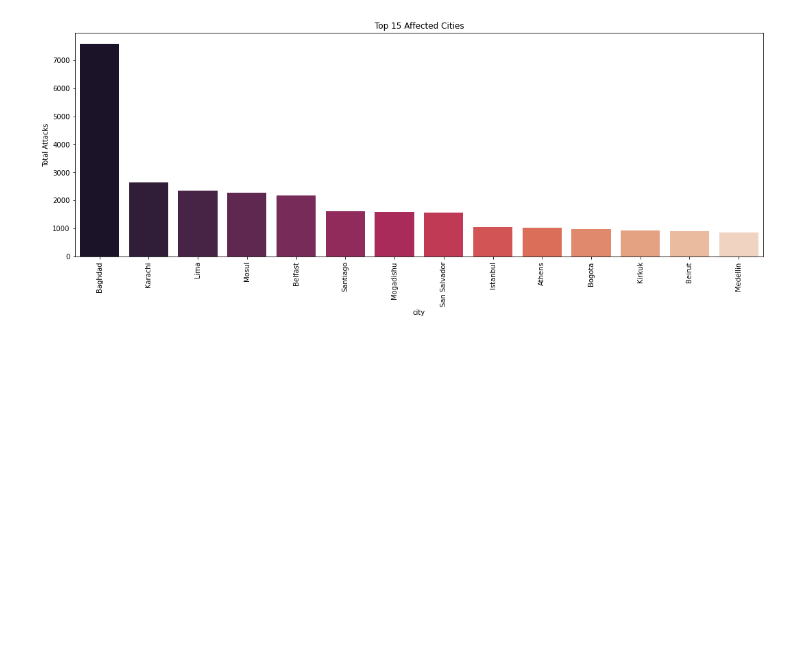
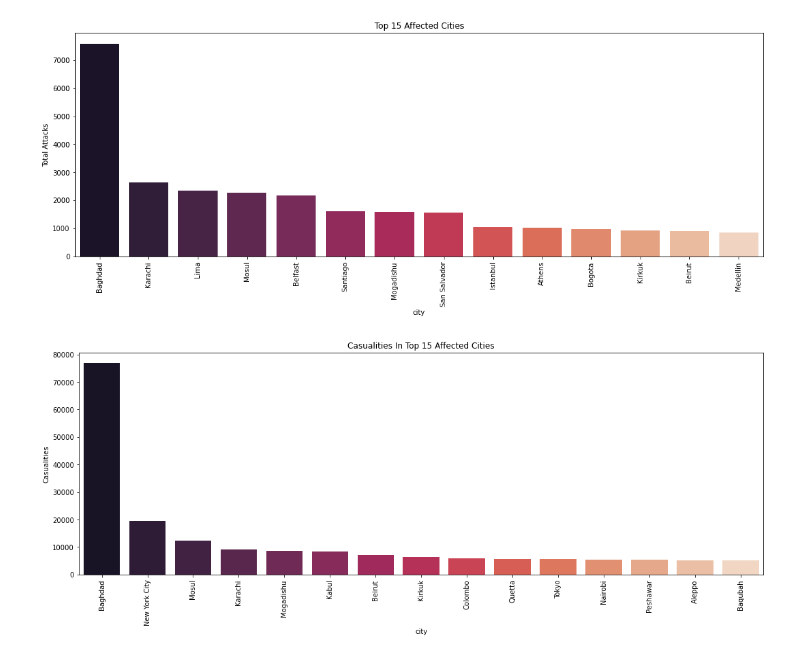
Before and after one commit to Akshitbagri/TSF-GRIP-Data-Science-Business-Analytics, a Jupyter notebook: Exploratory Data Analysis - Terrorism/Analysis.ipynb, the cells around one changed output. Drawn from its saved outputs; the diff is of its cells as text; code cells hidden in the pictures; blank space fills up the shorter version.

```diff
--- a/Exploratory Data Analysis - Terrorism/Analysis.ipynb
+++ b/Exploratory Data Analysis - Terrorism/Analysis.ipynb
@@ -153,3 +153,12 @@ plt.title('Top 15 Affected Cities')
 plt.show()
 # %% [output]
 [figure]
+# %%
+plt.subplots(figsize=(18,6))
+city_cas = terror.groupby('city').Casualities.sum().to_frame().drop('Unknown').reset_index().sort_values('Casualities', ascending=False)[:15]
+sns.barplot(x=city_cas.city, y=city_cas.Casualities, palette= 'rocket')
+plt.xticks(rotation=90)
+plt.title('Casualities In Top 15 Affected Cities')
+plt.show()
+# %% [output]
+[figure, added]
```
Also changed, not shown: parts of 5 cells of this notebook.
